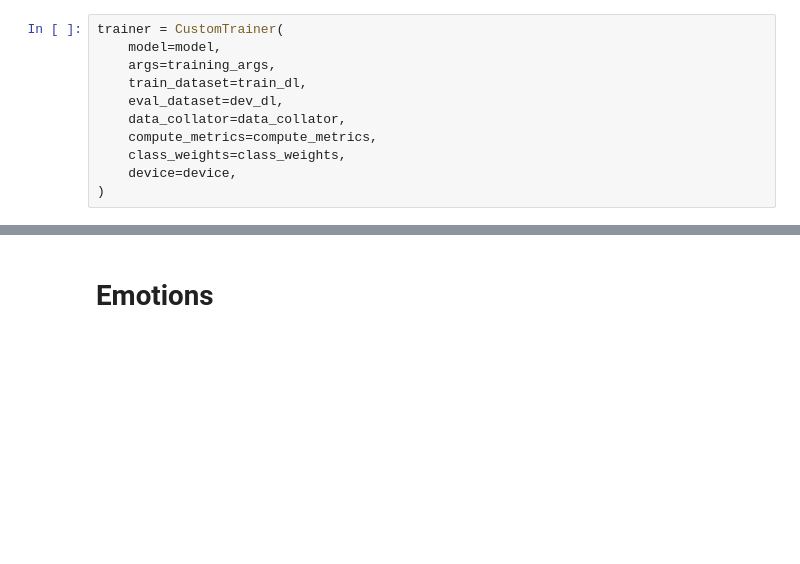
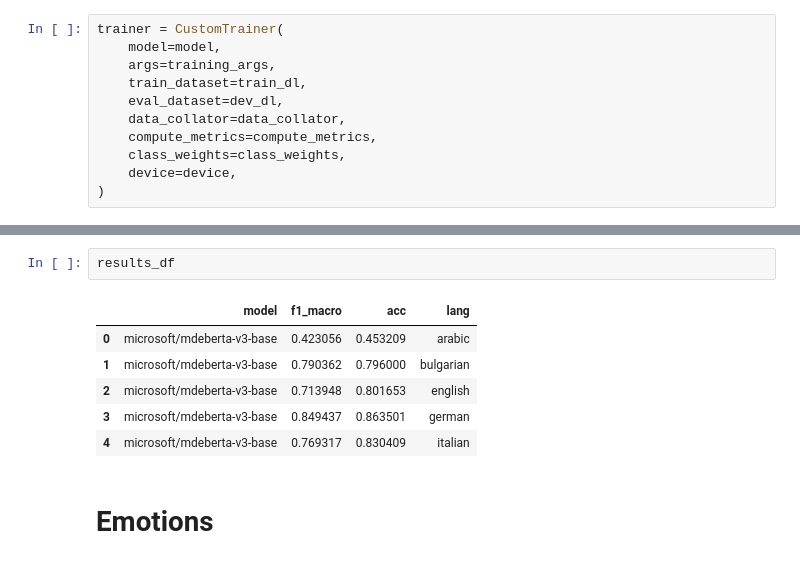
Before and after one commit to MatteoFasulo/clef2025-checkthat, a Jupyter notebook: notebook.ipynb, the cells around one changed output, grey strips where cells are left out. Saved outputs shown, nothing was run; the diff lists cells and outputs as text; blank space fills up the shorter version.

```diff
--- a/notebook.ipynb
+++ b/notebook.ipynb
@@ -297,3 +325,12 @@ ConfusionMatrixDisplay(cm).plot()
+# %%
+results_df
+# %% [output]
+|  | model | f1_macro | acc | lang |
+| 0 | microsoft/mdeberta-v3-base | 0.423056 | 0.453209 | arabic |
+| 1 | microsoft/mdeberta-v3-base | 0.790362 | 0.796000 | bulgarian |
+| 2 | microsoft/mdeberta-v3-base | 0.713948 | 0.801653 | english |
+| 3 | microsoft/mdeberta-v3-base | 0.849437 | 0.863501 | german |
+| 4 | microsoft/mdeberta-v3-base | 0.769317 | 0.830409 | italian |
 # %% [markdown]
 # Emotions
 # %%
```
Also changed, not shown: parts of 11 cells of this notebook.
